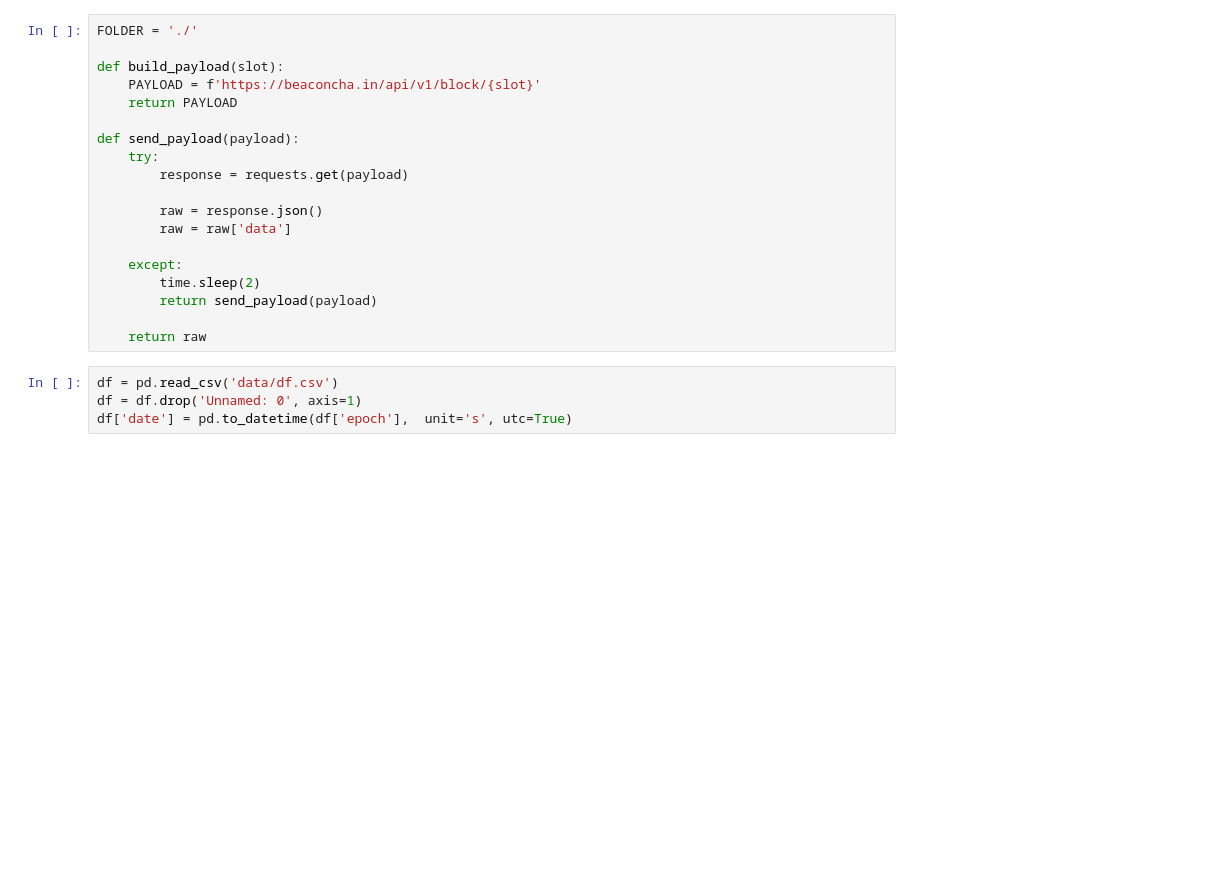
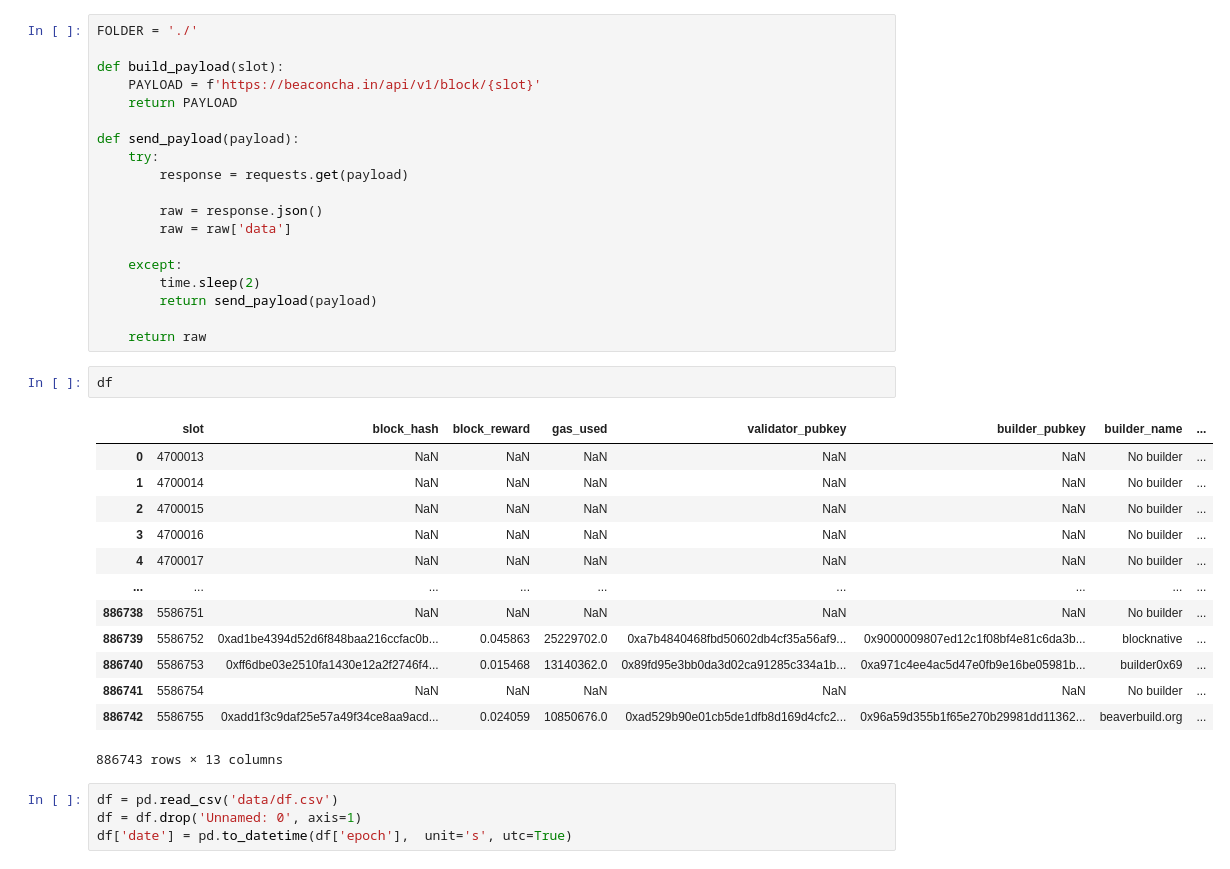
Before and after one commit to vivowa/mmev, a Jupyter notebook: searching.ipynb, the cells around one changed output. Cells and saved outputs as stored; diff of their text form; blank space fills up the shorter version.

```diff
--- a/searching.ipynb
+++ b/searching.ipynb
@@ -23,6 +23,22 @@ def send_payload(payload):
         return send_payload(payload)
 
     return raw
+# %%
+df
+# %% [output]
+|  | slot | block_hash | block_reward | gas_used | validator_pubkey | builder_pubkey | builder_name | ... |
+| 0 | 4700013 | NaN | NaN | NaN | NaN | NaN | No builder | ... |
+| 1 | 4700014 | NaN | NaN | NaN | NaN | NaN | No builder | ... |
+| 2 | 4700015 | NaN | NaN | NaN | NaN | NaN | No builder | ... |
+| 3 | 4700016 | NaN | NaN | NaN | NaN | NaN | No builder | ... |
+| 4 | 4700017 | NaN | NaN | NaN | NaN | NaN | No builder | ... |
+| ... | ... | ... | ... | ... | ... | ... | ... | ... |
+| 886738 | 5586751 | NaN | NaN | NaN | NaN | NaN | No builder | ... |
+| 886739 | 5586752 | 0xad1be4394d52d6f848baa216ccfac0b... | 0.045863 | 25229702.0 | 0xa7b4840468fbd50602db4cf35a56af9... | 0x9000009807ed12c1f08bf4e81c6da3b... | blocknative | ... |
+| 886740 | 5586753 | 0xff6dbe03e2510fa1430e12a2f2746f4... | 0.015468 | 13140362.0 | 0x89fd95e3bb0da3d02ca91285c334a1b... | 0xa971c4ee4ac5d47e0fb9e16be05981b... | builder0x69 | ... |
+| 886741 | 5586754 | NaN | NaN | NaN | NaN | NaN | No builder | ... |
+| 886742 | 5586755 | 0xadd1f3c9daf25e57a49f34ce8aa9acd... | 0.024059 | 10850676.0 | 0xad529b90e01cb5de1dfb8d169d4cfc2... | 0x96a59d355b1f65e270b29981dd11362... | beaverbuild.org | ... |
+886743 rows × 13 columns
 # %%
 df = pd.read_csv('data/df.csv')
 df = df.drop('Unnamed: 0', axis=1)
```
Also changed, not shown: parts of 3 cells of this notebook, 7 other files.
